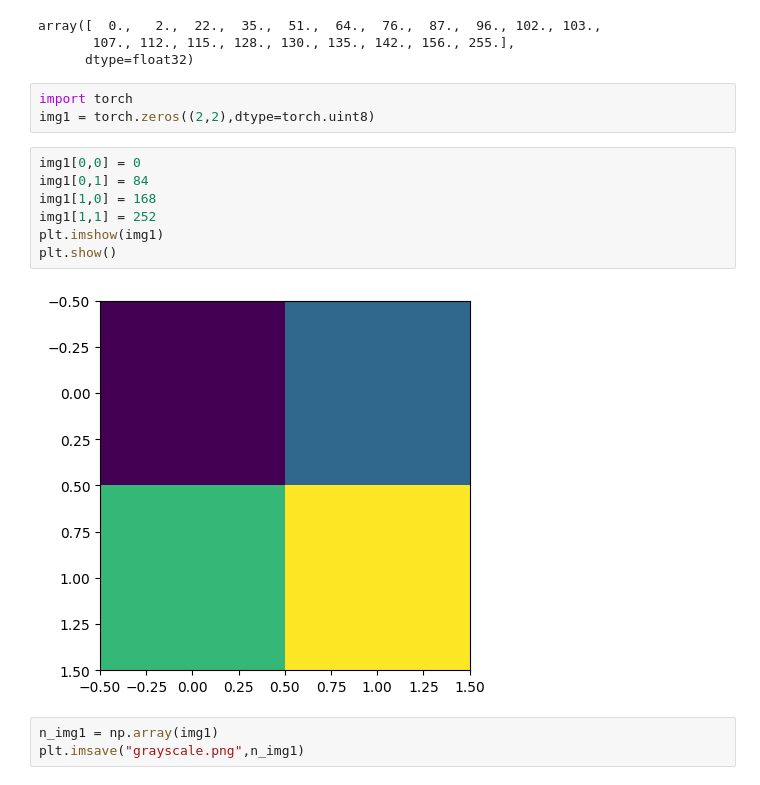
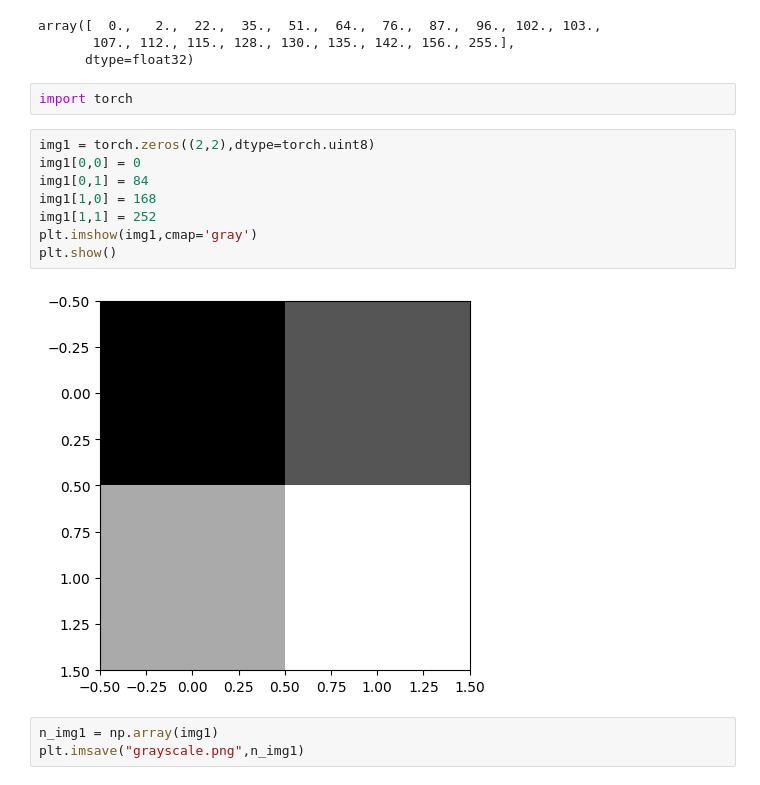
Before and after one commit to Yuri-Njathi/python_intro, a Jupyter notebook: python_for_ml/test_rgb_semantic.ipynb, the cells around one changed output. Cells and saved outputs as stored; diff of their text form.

```diff
--- a/python_for_ml/test_rgb_semantic.ipynb
+++ b/python_for_ml/test_rgb_semantic.ipynb
@@ -33,18 +33,18 @@ np.unique(img*255)
 array([  0.,   2.,  22.,  35.,  51.,  64.,  76.,  87.,  96., 102., 103.,
        107., 112., 115., 128., 130., 135., 142., 156., 255.],
       dtype=float32)
-# %%
-import torch
-img1 = torch.zeros((2,2),dtype=torch.uint8)
+# %%
+import torch
 # %%
+img1 = torch.zeros((2,2),dtype=torch.uint8)
 img1[0,0] = 0
 img1[0,1] = 84
 img1[1,0] = 168
 img1[1,1] = 252
-plt.imshow(img1)
+plt.imshow(img1,cmap='gray')
 plt.show()
 # %% [output]
-[figure, old version]
+[figure, new version]
 # %%
 n_img1 = np.array(img1)
 plt.imsave("grayscale.png",n_img1)
```
Also changed, not shown: parts of 9 cells of this notebook.
